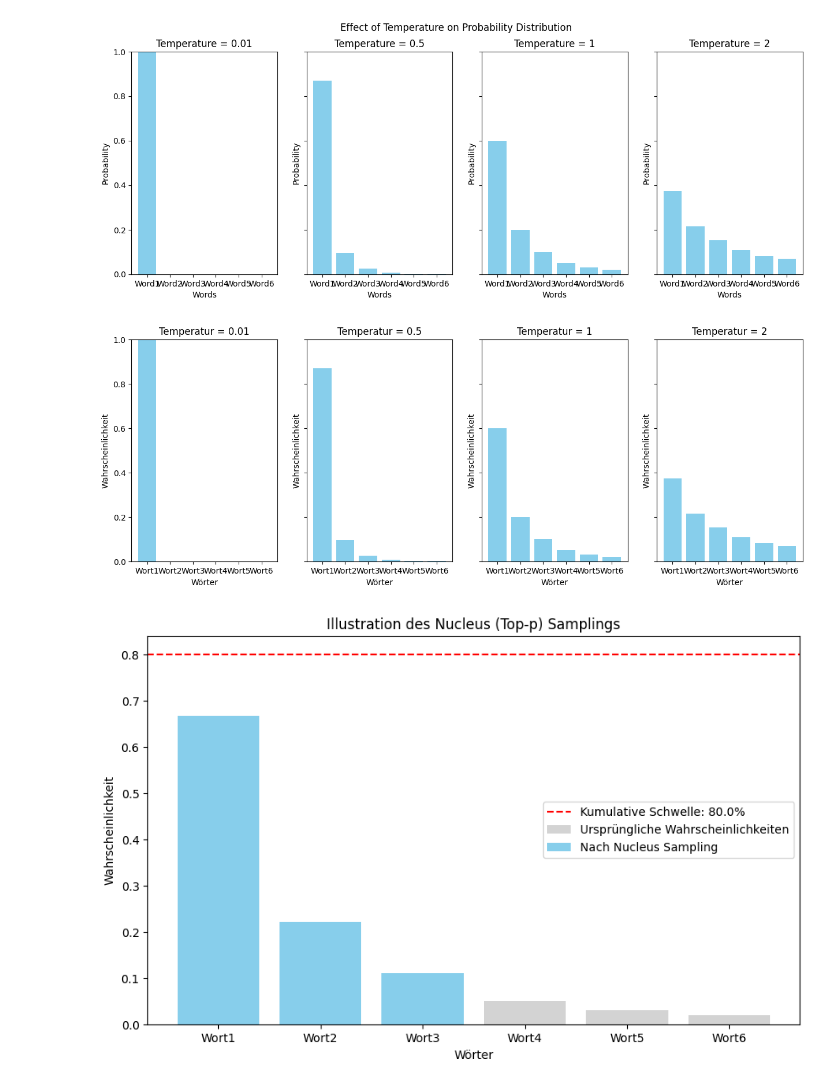
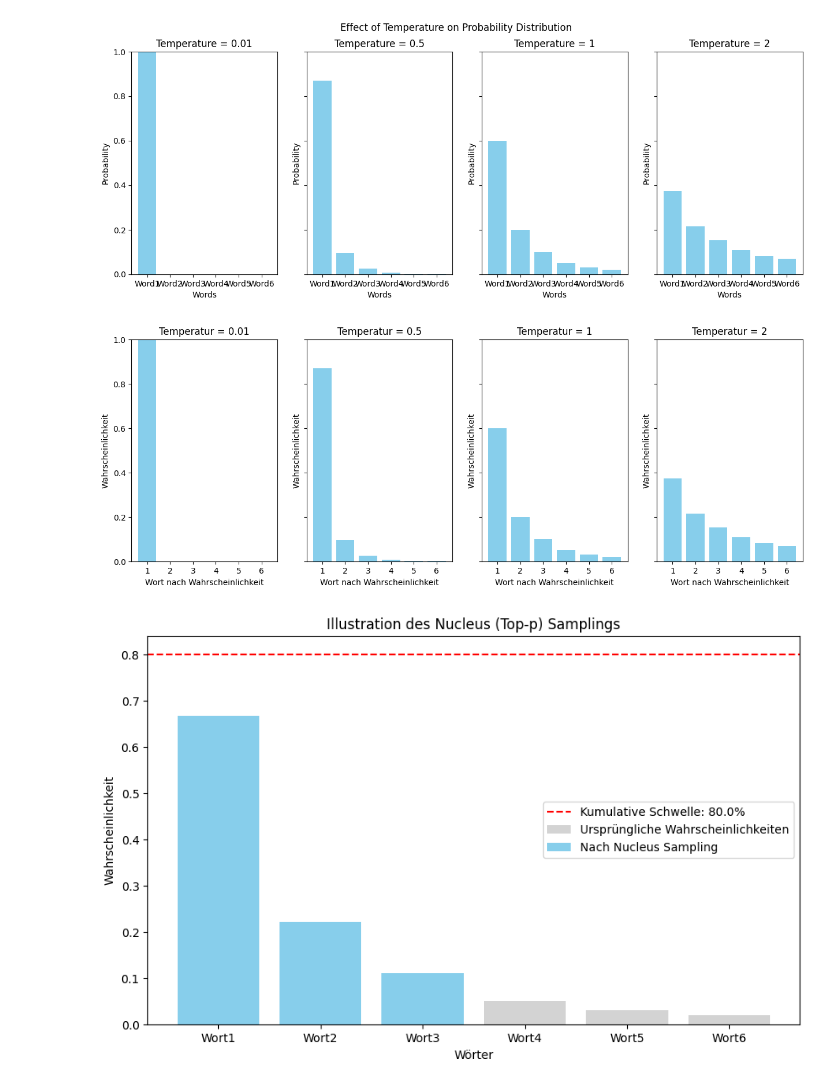
Before and after one commit to DJCordhose/transformers, a Jupyter notebook: notebooks/plots.ipynb, the cells around one changed output. Cells and saved outputs as stored; diff of their text form; code cells hidden in the pictures.

```diff
--- a/notebooks/plots.ipynb
+++ b/notebooks/plots.ipynb
@@ -37,27 +40,27 @@ plt.show()
 # %%
 import numpy as np
 import matplotlib.pyplot as plt
 
-german_words = np.array(['Wort1', 'Wort2', 'Wort3', 'Wort4', 'Wort5', 'Wort6'])
-x_label = 'Wörter'
+german_words = np.array(['1', '2', '3', '4', '5', '6'])
+x_label = 'Wort nach Wahrscheinlichkeit'
 y_label = 'Wahrscheinlichkeit'
 title = 'Auswirkung der Temperatur auf die Wahrscheinlichkeitsverteilung'
 
 # Creating subplots with German labels
 fig, axs = plt.subplots(1, len(temperatures), figsize=(15, 5), sharey=True)
 
 for i, temp in enumerate(temperatures):
     adjusted_probs = apply_temperature(probabilities, temp)
     axs[i].bar(german_words, adjusted_probs, color='skyblue')
     axs[i].set_title(f'Temperatur = {temp}')
     axs[i].set_xlabel(x_label)
     axs[i].set_ylabel(y_label)
     axs[i].set_ylim(0, 1)
 
 # plt.suptitle(title)
 plt.show()
 # %% [output]
-[figure, old version]
+[figure, new version]
 # %%
 # Illustrating Nucleus (Top-p) Sampling
 
```
Also changed, not shown: parts of 3 cells of this notebook.
